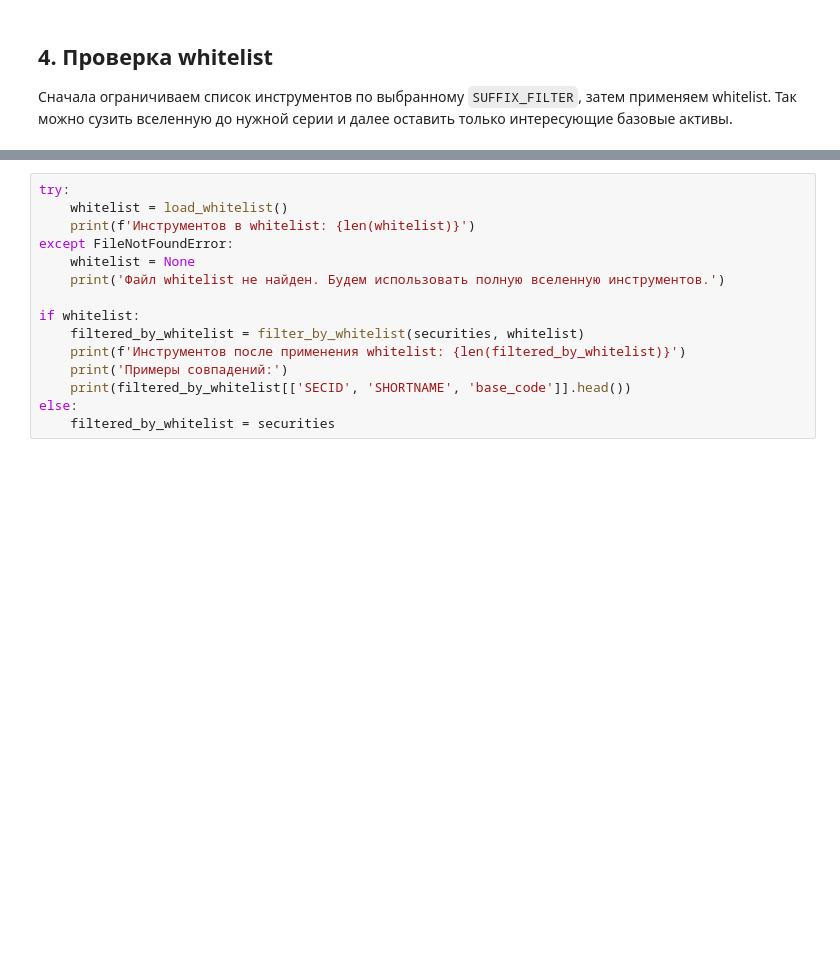
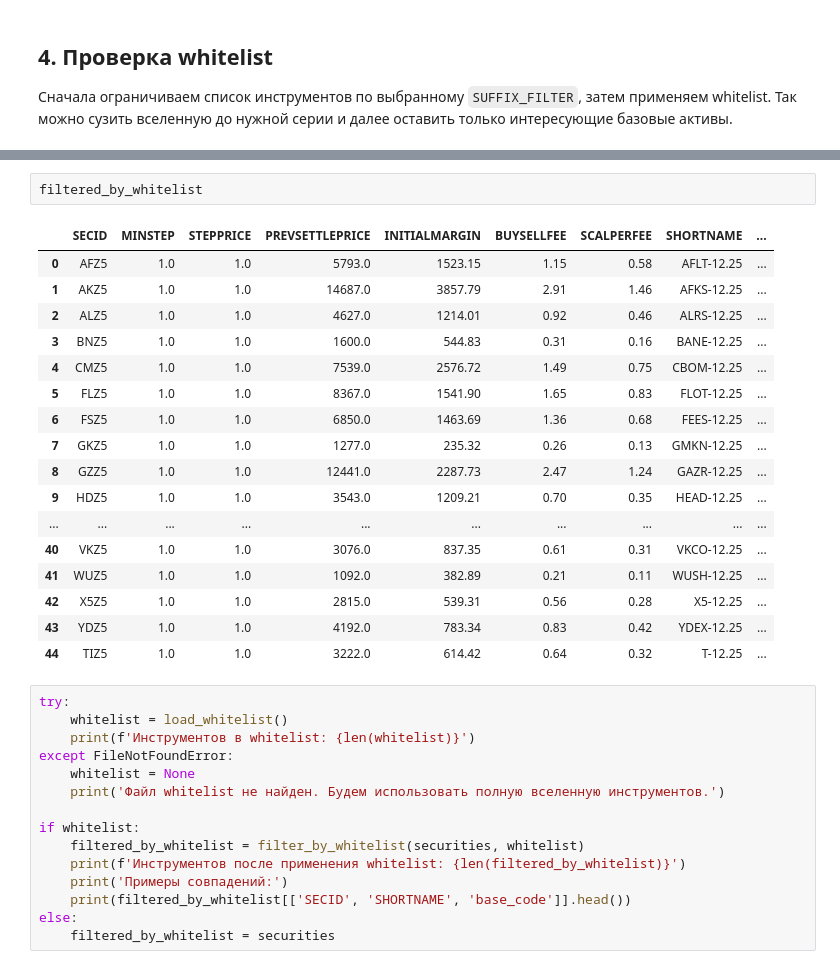
Before and after one commit to Evgenvg78/constructor_TVR, a Jupyter notebook: docs/portfolio_testing_demo.ipynb, the cells around one changed output, grey strips where cells are left out. Cells and saved outputs as stored; diff of their text form; blank space fills up the shorter version.

```diff
--- a/docs/portfolio_testing_demo.ipynb
+++ b/docs/portfolio_testing_demo.ipynb
@@ -102,3 +106,23 @@ else:
+# %%
+filtered_by_whitelist
+# %% [output]
+|  | SECID | MINSTEP | STEPPRICE | PREVSETTLEPRICE | INITIALMARGIN | BUYSELLFEE | SCALPERFEE | SHORTNAME | ... |
+| 0 | AFZ5 | 1.0 | 1.0 | 5793.0 | 1523.15 | 1.15 | 0.58 | AFLT-12.25 | ... |
+| 1 | AKZ5 | 1.0 | 1.0 | 14687.0 | 3857.79 | 2.91 | 1.46 | AFKS-12.25 | ... |
+| 2 | ALZ5 | 1.0 | 1.0 | 4627.0 | 1214.01 | 0.92 | 0.46 | ALRS-12.25 | ... |
+| 3 | BNZ5 | 1.0 | 1.0 | 1600.0 | 544.83 | 0.31 | 0.16 | BANE-12.25 | ... |
+| 4 | CMZ5 | 1.0 | 1.0 | 7539.0 | 2576.72 | 1.49 | 0.75 | CBOM-12.25 | ... |
+| 5 | FLZ5 | 1.0 | 1.0 | 8367.0 | 1541.90 | 1.65 | 0.83 | FLOT-12.25 | ... |
+| 6 | FSZ5 | 1.0 | 1.0 | 6850.0 | 1463.69 | 1.36 | 0.68 | FEES-12.25 | ... |
+| 7 | GKZ5 | 1.0 | 1.0 | 1277.0 | 235.32 | 0.26 | 0.13 | GMKN-12.25 | ... |
+| 8 | GZZ5 | 1.0 | 1.0 | 12441.0 | 2287.73 | 2.47 | 1.24 | GAZR-12.25 | ... |
+| 9 | HDZ5 | 1.0 | 1.0 | 3543.0 | 1209.21 | 0.70 | 0.35 | HEAD-12.25 | ... |
+| ... | ... | ... | ... | ... | ... | ... | ... | ... | ... |
+| 40 | VKZ5 | 1.0 | 1.0 | 3076.0 | 837.35 | 0.61 | 0.31 | VKCO-12.25 | ... |
+| 41 | WUZ5 | 1.0 | 1.0 | 1092.0 | 382.89 | 0.21 | 0.11 | WUSH-12.25 | ... |
+| 42 | X5Z5 | 1.0 | 1.0 | 2815.0 | 539.31 | 0.56 | 0.28 | X5-12.25 | ... |
+| 43 | YDZ5 | 1.0 | 1.0 | 4192.0 | 783.34 | 0.83 | 0.42 | YDEX-12.25 | ... |
+| 44 | TIZ5 | 1.0 | 1.0 | 3222.0 | 614.42 | 0.64 | 0.32 | T-12.25 | ... |
 # %%
 try:
     whitelist = load_whitelist()
```
Also changed, not shown: parts of 3 cells of this notebook, 5 other files.
